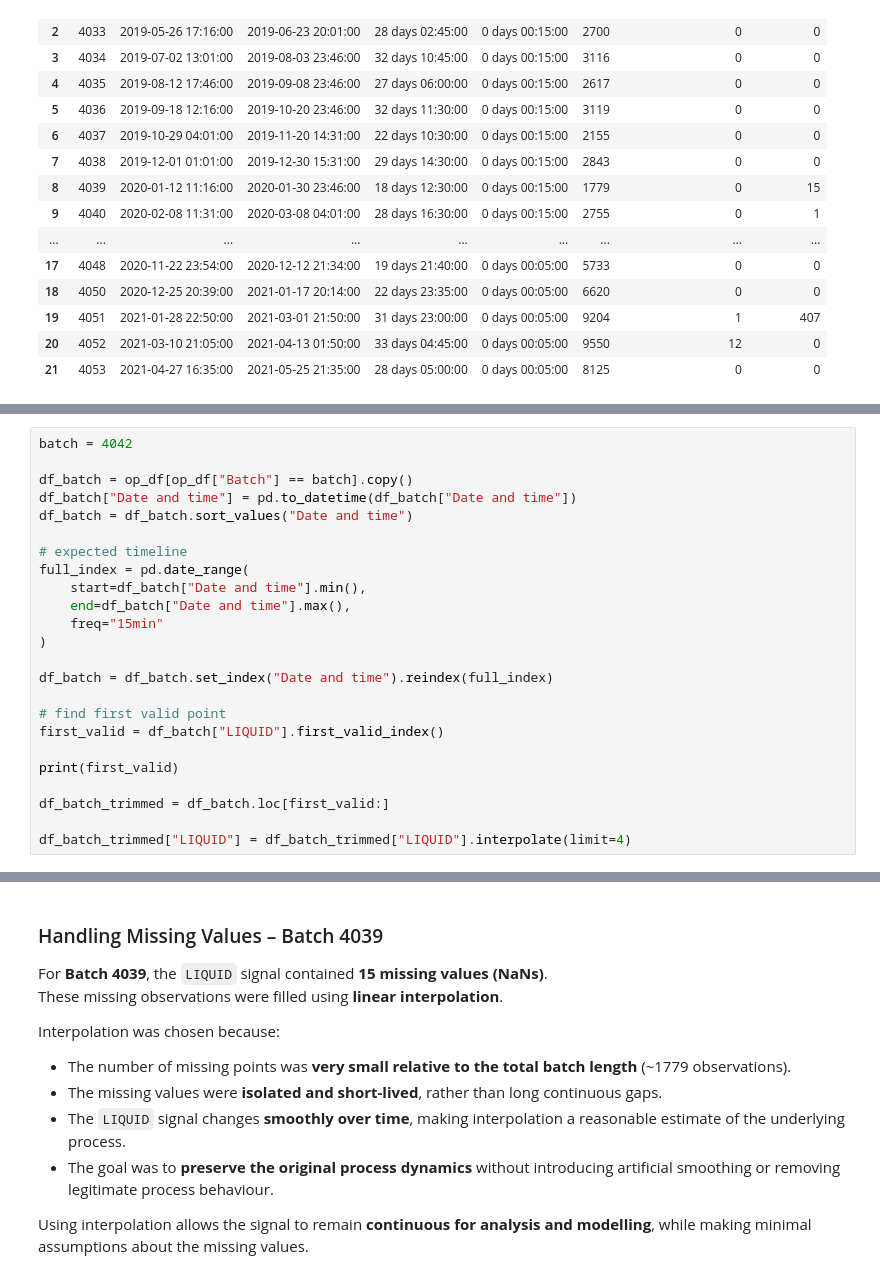
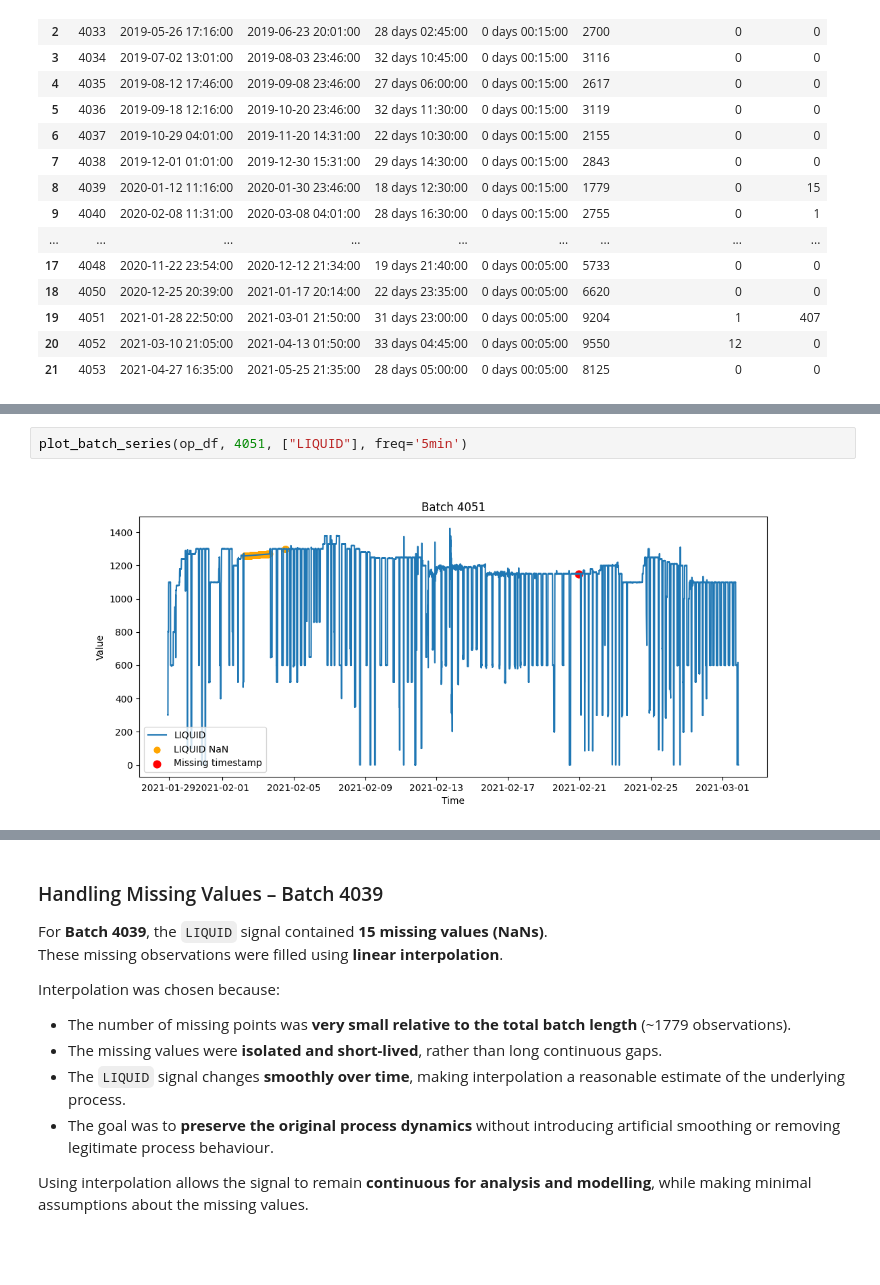
Before and after one commit to RichardFisher1/Applied, a Jupyter notebook: notebooks/RichardNotes.ipynb, the cells around one changed output, grey strips where cells are left out. Cells and saved outputs as stored; diff of their text form; blank space fills up the shorter version.

```diff
--- a/notebooks/RichardNotes.ipynb
+++ b/notebooks/RichardNotes.ipynb
@@ -504,24 +204,0 @@ Freq: 15min, Name: LIQUID, dtype: bool
-# %%
-batch = 4042
-
-df_batch = op_df[op_df["Batch"] == batch].copy()
-df_batch["Date and time"] = pd.to_datetime(df_batch["Date and time"])
-df_batch = df_batch.sort_values("Date and time")
-
-# expected timeline
-full_index = pd.date_range(
-    start=df_batch["Date and time"].min(),
-    end=df_batch["Date and time"].max(),
-    freq="15min"
-)
-
-df_batch = df_batch.set_index("Date and time").reindex(full_index)
-
-# find first valid point
-first_valid = df_batch["LIQUID"].first_valid_index()
-
-print(first_valid)
-
-df_batch_trimmed = df_batch.loc[first_valid:]
-
-df_batch_trimmed["LIQUID"] = df_batch_trimmed["LIQUID"].interpolate(limit=4)
@@ -529,0 +291,4 @@ df_batch_trimmed["LIQUID"] = df_batch_trimmed["LIQUID"].interpolate(limit=4)
+# %%
+plot_batch_series(op_df, 4051, ["LIQUID"], freq='5min')
+# %% [output]
+[figure, added]
```
Also changed, not shown: parts of 20 cells of this notebook.
